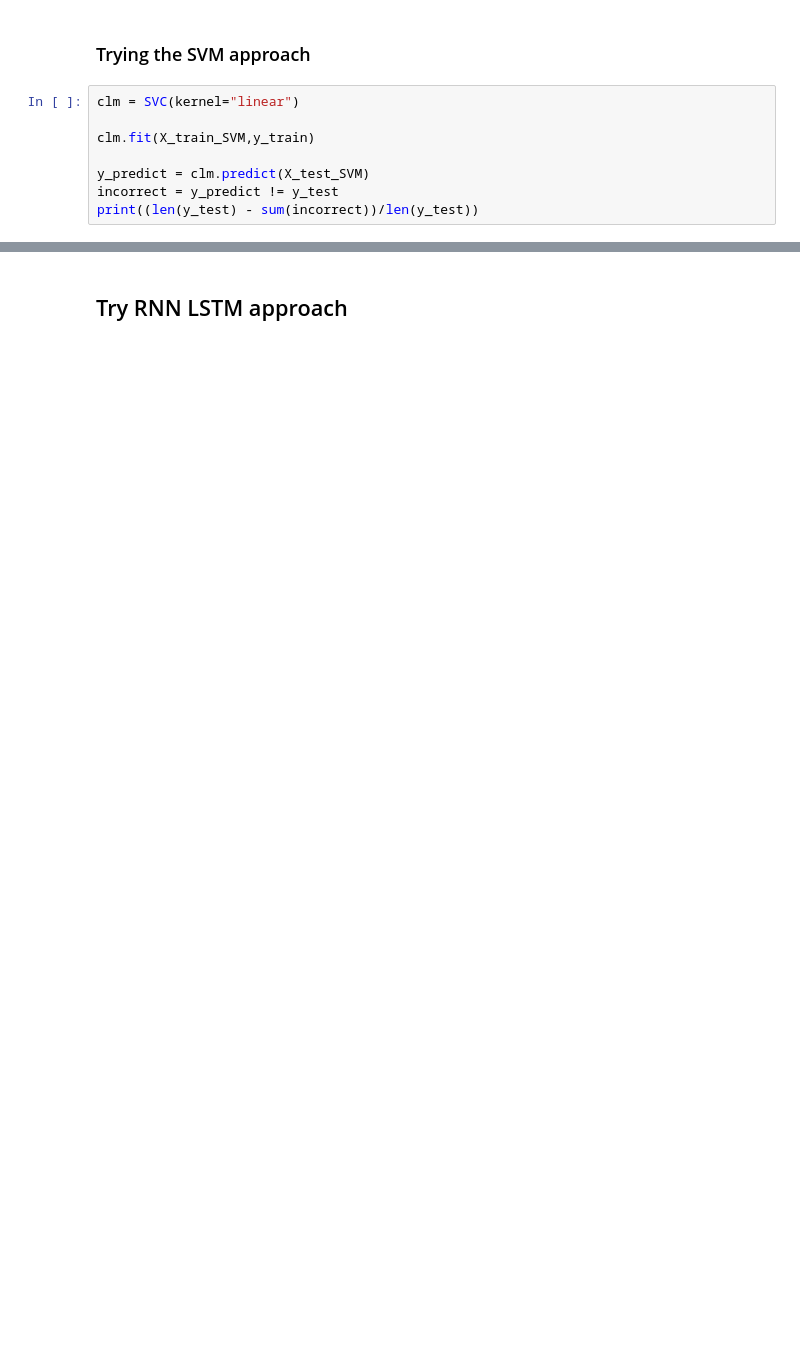
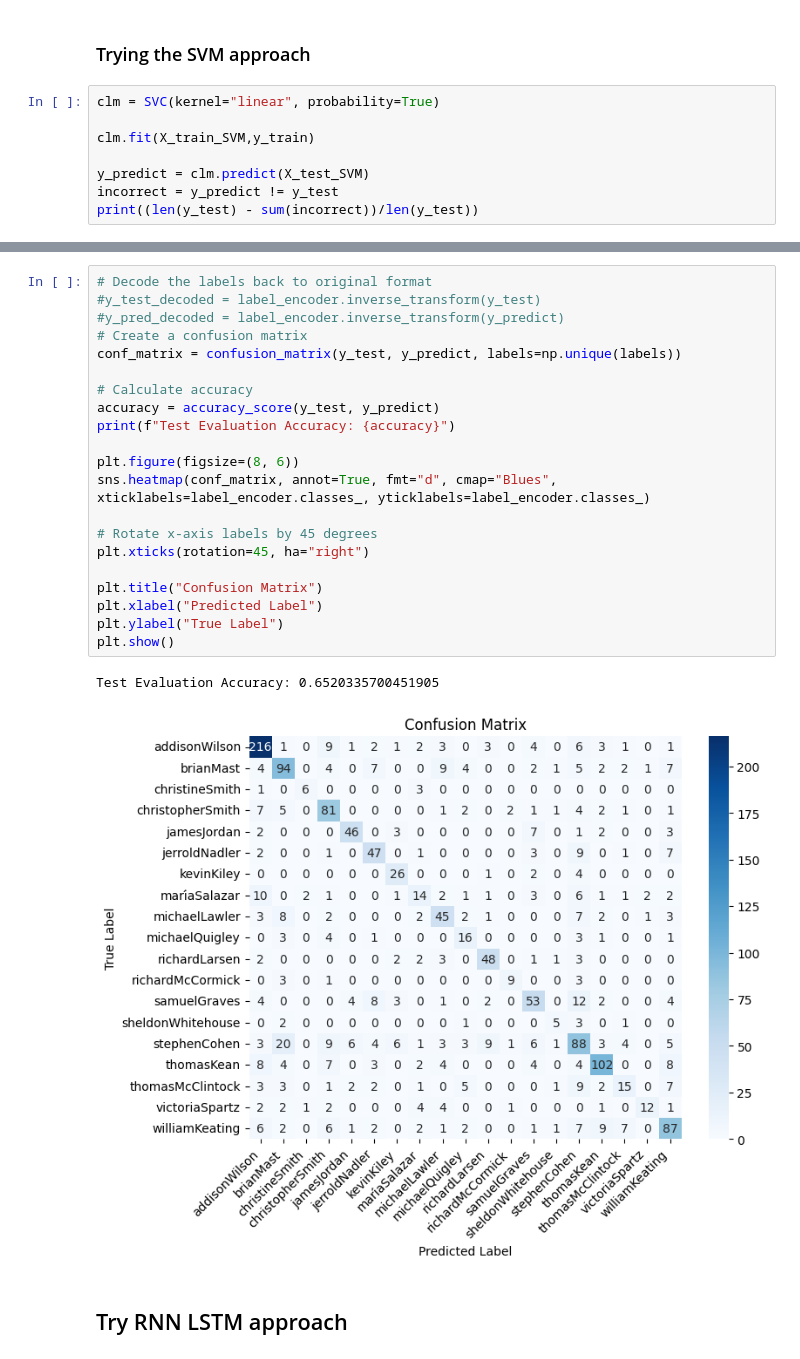
Before and after one commit to ryan-birm/congressional_voice_classification, a Jupyter notebook: voice_creation.ipynb, the cells around one changed output, grey strips where cells are left out. Drawn from its saved outputs; the diff is of its cells as text; blank space fills up the shorter version.

```diff
--- a/voice_creation.ipynb
+++ b/voice_creation.ipynb
@@ -191,7 +214,7 @@ print(y_train)
 # %% [markdown]
 ### Trying the SVM approach
 # %%
-clm = SVC(kernel="linear")
+clm = SVC(kernel="linear", probability=True)
 
 clm.fit(X_train_SVM,y_train)
 
@@ -239,2 +300,26 @@ richardMcCormick
+# %%
+# Decode the labels back to original format
+#y_test_decoded = label_encoder.inverse_transform(y_test)
+#y_pred_decoded = label_encoder.inverse_transform(y_predict)
+# Create a confusion matrix
+conf_matrix = confusion_matrix(y_test, y_predict, labels=np.unique(labels))
+
+# Calculate accuracy
+accuracy = accuracy_score(y_test, y_predict)
+print(f"Test Evaluation Accuracy: {accuracy}")
+
+plt.figure(figsize=(8, 6))
+sns.heatmap(conf_matrix, annot=True, fmt="d", cmap="Blues", xticklabels=label_encoder.classes_, yticklabels=label_encoder.classes_)
+
+# Rotate x-axis labels by 45 degrees
+plt.xticks(rotation=45, ha="right")
+
+plt.title("Confusion Matrix")
+plt.xlabel("Predicted Label")
+plt.ylabel("True Label")
+plt.show()
+# %% [output]
+Test Evaluation Accuracy: 0.6520335700451905
+[figure, added]
 # %% [markdown]
 ## Try RNN LSTM approach
```
Also changed, not shown: parts of 26 cells of this notebook.
